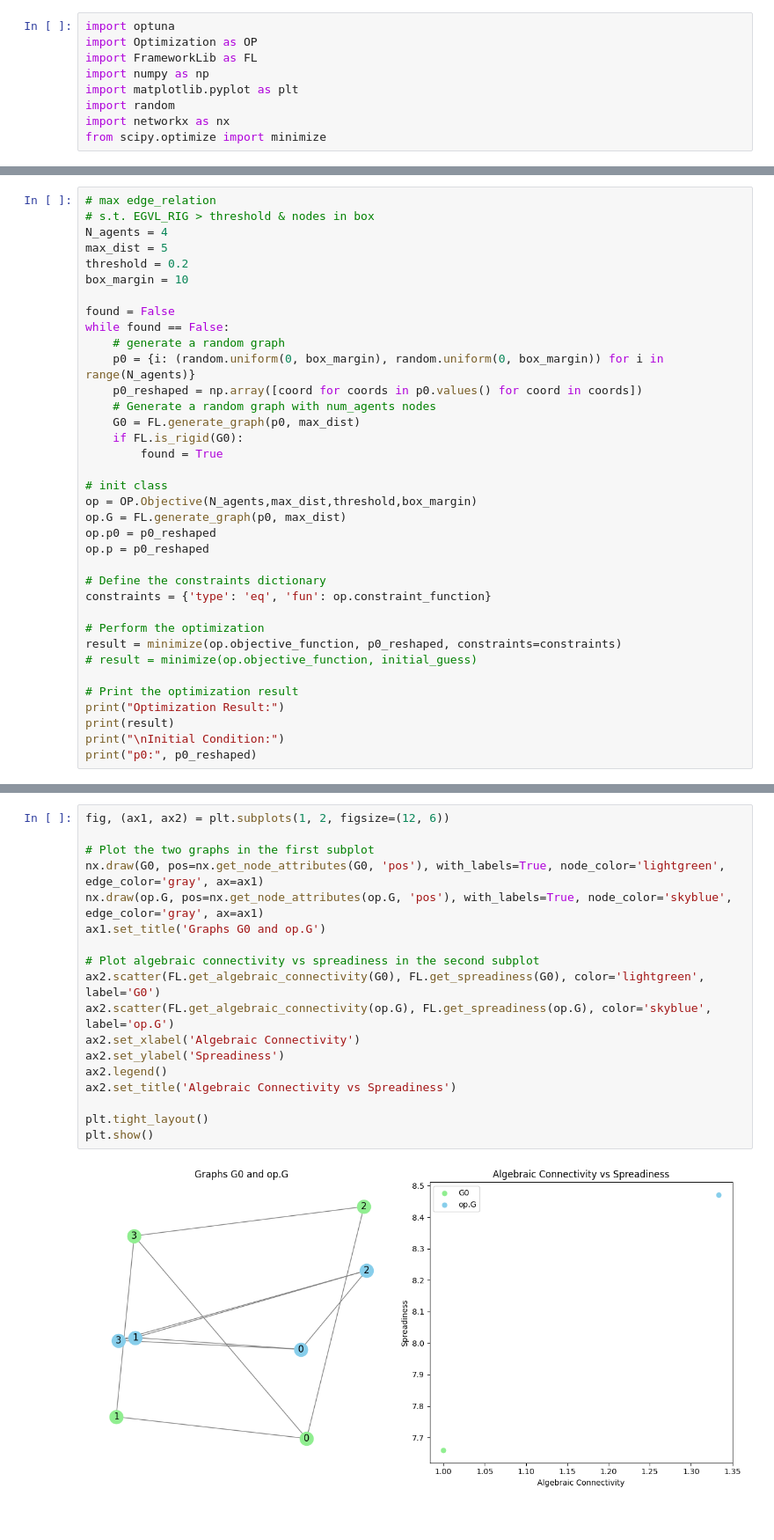
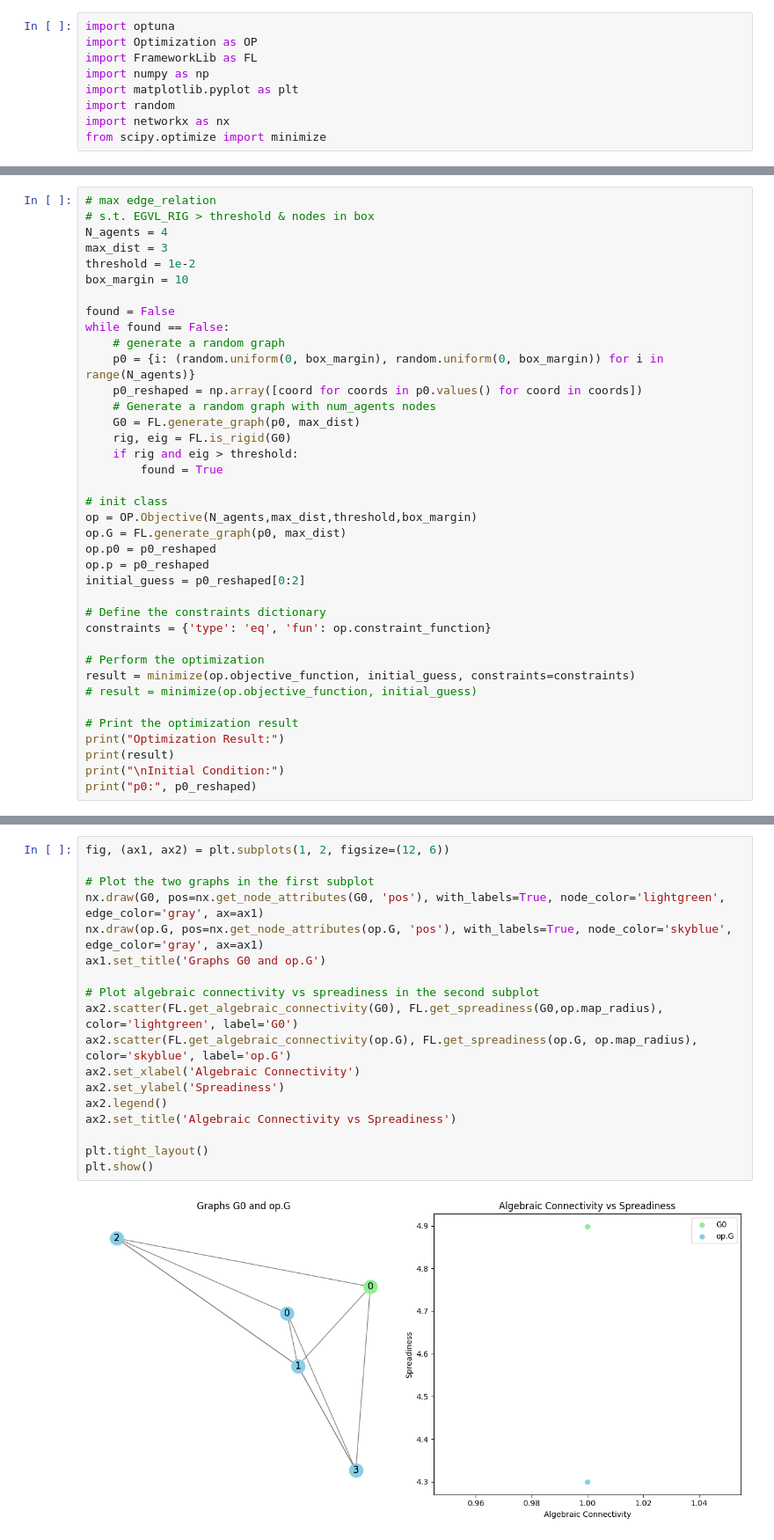
Before and after one commit to CearLab/ActiveLoc, a Jupyter notebook: rigidity_python/clutter/optimization.ipynb, the cells around one changed output, grey strips where cells are left out. Shown: that part at 88% size. Saved outputs shown, nothing was run; the diff lists cells and outputs as text.

Commit message:
dev: rigidity study

```diff
--- a/rigidity_python/clutter/optimization.ipynb
+++ b/rigidity_python/clutter/optimization.ipynb
@@ -29,8 +11,8 @@ if 0:
 # max edge_relation
 # s.t. EGVL_RIG > threshold & nodes in box
 N_agents = 4
-max_dist = 5
-threshold = 0.2
+max_dist = 3
+threshold = 1e-2
 box_margin = 10
 
 found = False
@@ -40,7 +22,8 @@ while found == False:
     p0_reshaped = np.array([coord for coords in p0.values() for coord in coords])
     # Generate a random graph with num_agents nodes
     G0 = FL.generate_graph(p0, max_dist)
-    if FL.is_rigid(G0):
+    rig, eig = FL.is_rigid(G0)
+    if rig and eig > threshold:
         found = True
 
 # init class
@@ -48,12 +31,13 @@ op = OP.Objective(N_agents,max_dist,threshold,box_margin)
 op.G = FL.generate_graph(p0, max_dist)
 op.p0 = p0_reshaped
 op.p = p0_reshaped
+initial_guess = p0_reshaped[0:2]
 
 # Define the constraints dictionary
 constraints = {'type': 'eq', 'fun': op.constraint_function}
 
 # Perform the optimization
-result = minimize(op.objective_function, p0_reshaped, constraints=constraints)
+result = minimize(op.objective_function, initial_guess, constraints=constraints)
 # result = minimize(op.objective_function, initial_guess)
 
 # Print the optimization result
@@ -81,20 +63,20 @@ p0: [4.04450044 0.10197563 0.28414234 0.30282221 5.17685588 2.24104455
 # %%
 fig, (ax1, ax2) = plt.subplots(1, 2, figsize=(12, 6))
 
 # Plot the two graphs in the first subplot
 nx.draw(G0, pos=nx.get_node_attributes(G0, 'pos'), with_labels=True, node_color='lightgreen', edge_color='gray', ax=ax1)
 nx.draw(op.G, pos=nx.get_node_attributes(op.G, 'pos'), with_labels=True, node_color='skyblue', edge_color='gray', ax=ax1)
 ax1.set_title('Graphs G0 and op.G')
 
 # Plot algebraic connectivity vs spreadiness in the second subplot
-ax2.scatter(FL.get_algebraic_connectivity(G0), FL.get_spreadiness(G0), color='lightgreen', label='G0')
-ax2.scatter(FL.get_algebraic_connectivity(op.G), FL.get_spreadiness(op.G), color='skyblue', label='op.G')
+ax2.scatter(FL.get_algebraic_connectivity(G0), FL.get_spreadiness(G0,op.map_radius), color='lightgreen', label='G0')
+ax2.scatter(FL.get_algebraic_connectivity(op.G), FL.get_spreadiness(op.G, op.map_radius), color='skyblue', label='op.G')
 ax2.set_xlabel('Algebraic Connectivity')
 ax2.set_ylabel('Spreadiness')
 ax2.legend()
 ax2.set_title('Algebraic Connectivity vs Spreadiness')
 
 plt.tight_layout()
 plt.show()
 # %% [output]
-[figure, old version]
+[figure, new version]
```
Also changed, not shown: parts of 2 cells of this notebook, 8 other files.
